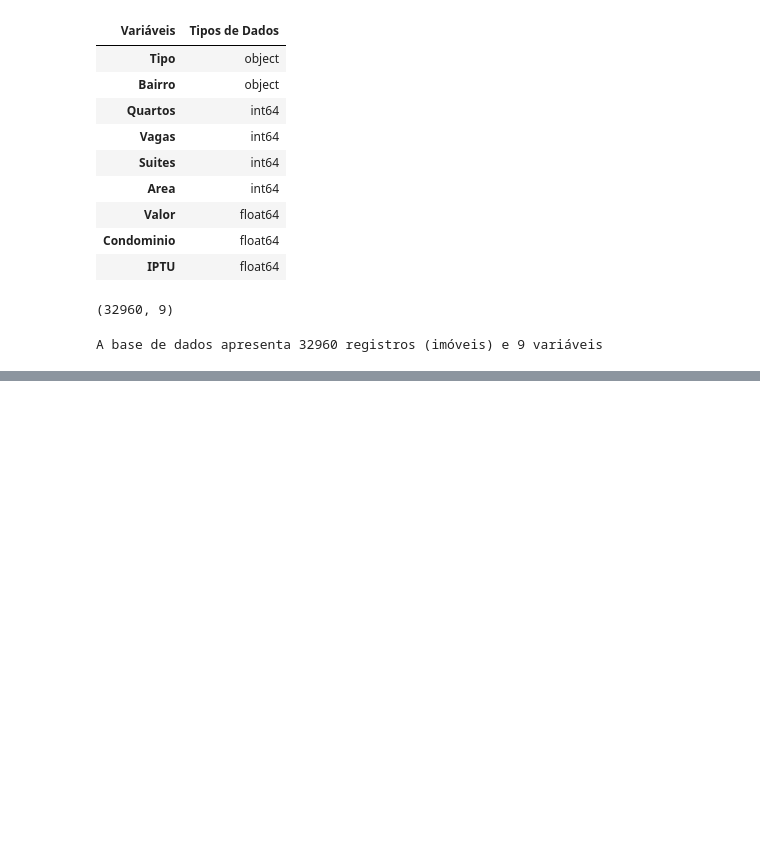
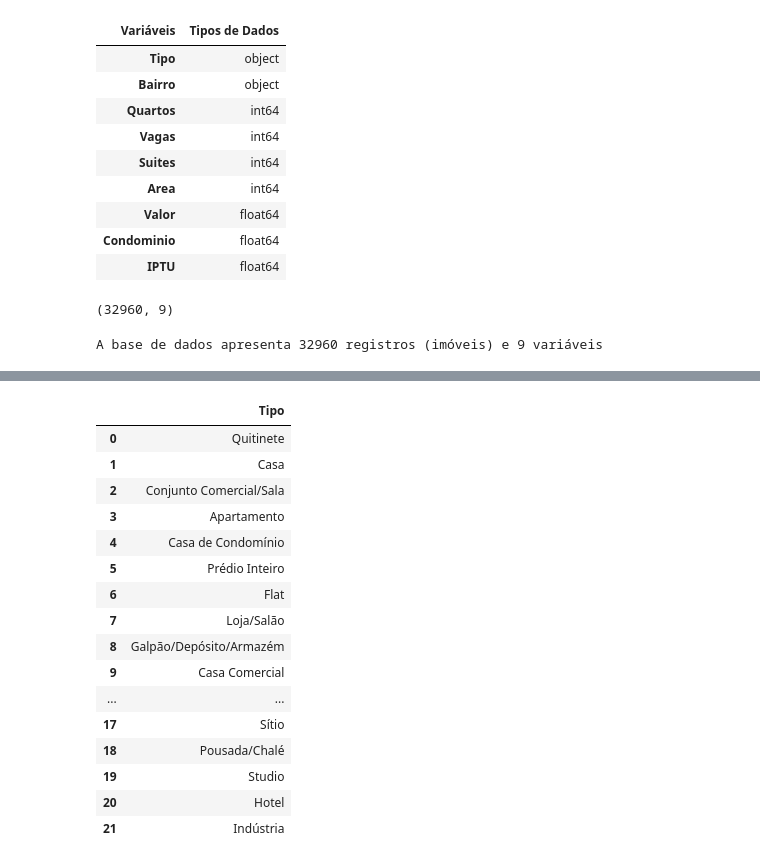
Before and after one commit to Lyarkh/Tratando_e_analisando_dados_Pandas, a Jupyter notebook: Notebooks_e_datasets/main.ipynb, the cells around one changed output, grey strips where cells are left out. Saved outputs shown, nothing was run; the diff lists cells and outputs as text; code cells hidden in the pictures; blank space fills up the shorter version.

```diff
--- a/Notebooks_e_datasets/main.ipynb
+++ b/Notebooks_e_datasets/main.ipynb
@@ -103,0 +204,23 @@ A base de dados apresenta 32960 registros (imóveis) e 9 variáveis
+# %%
+# Modificando o index utilizando a função range com o shape(tamanho do dataframe)
+tipo_de_imovel.index = range(tipo_de_imovel.shape[0])
+# %%
+tipo_de_imovel
+# %% [output]
+|  | Tipo |
+| 0 | Quitinete |
+| 1 | Casa |
+| 2 | Conjunto Comercial/Sala |
+| 3 | Apartamento |
+| 4 | Casa de Condomínio |
+| 5 | Prédio Inteiro |
+| 6 | Flat |
+| 7 | Loja/Salão |
+| 8 | Galpão/Depósito/Armazém |
+| 9 | Casa Comercial |
+| ... | ... |
+| 17 | Sítio |
+| 18 | Pousada/Chalé |
+| 19 | Studio |
+| 20 | Hotel |
+| 21 | Indústria |
```
Also changed, not shown: parts of 16 cells of this notebook.
